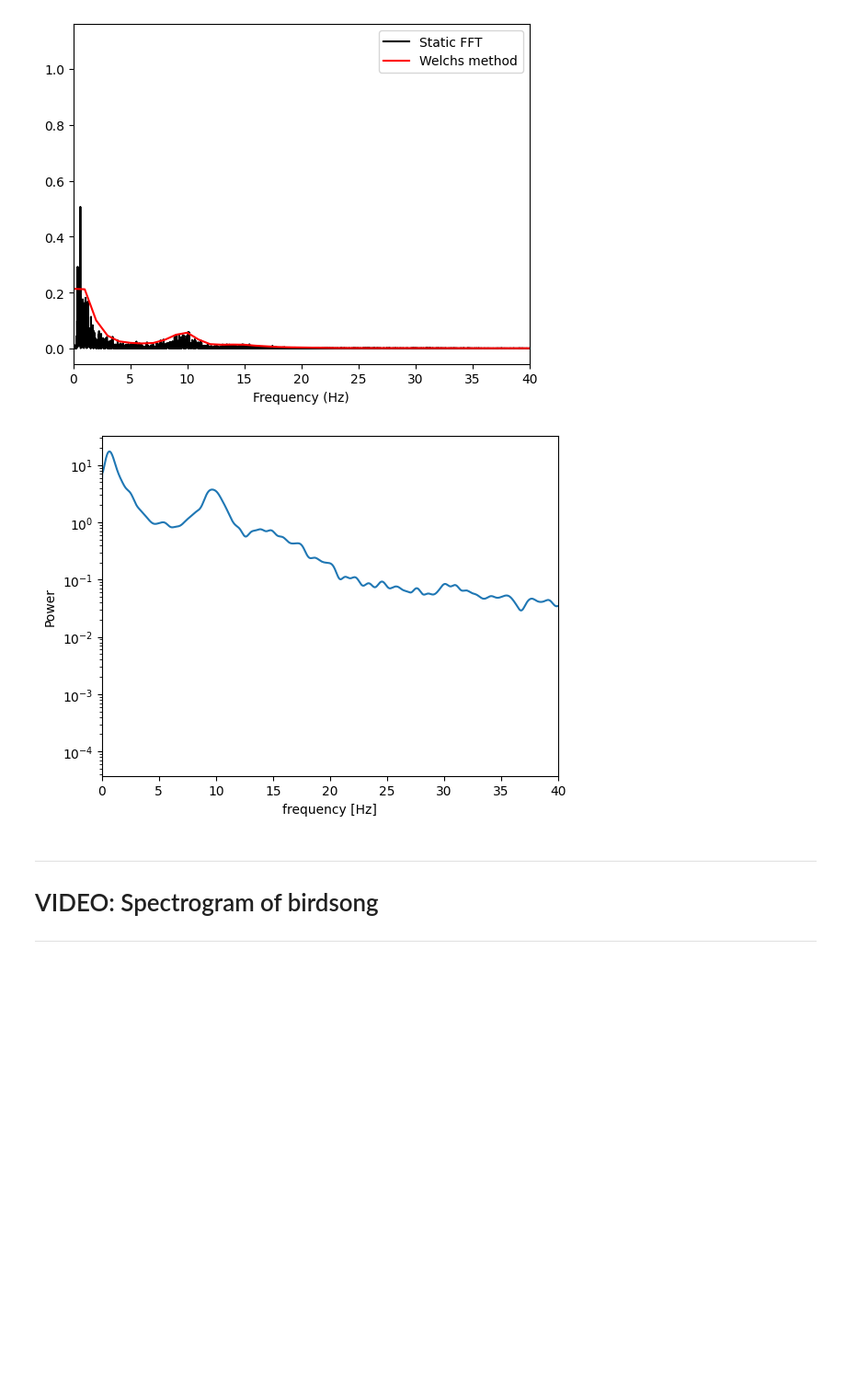
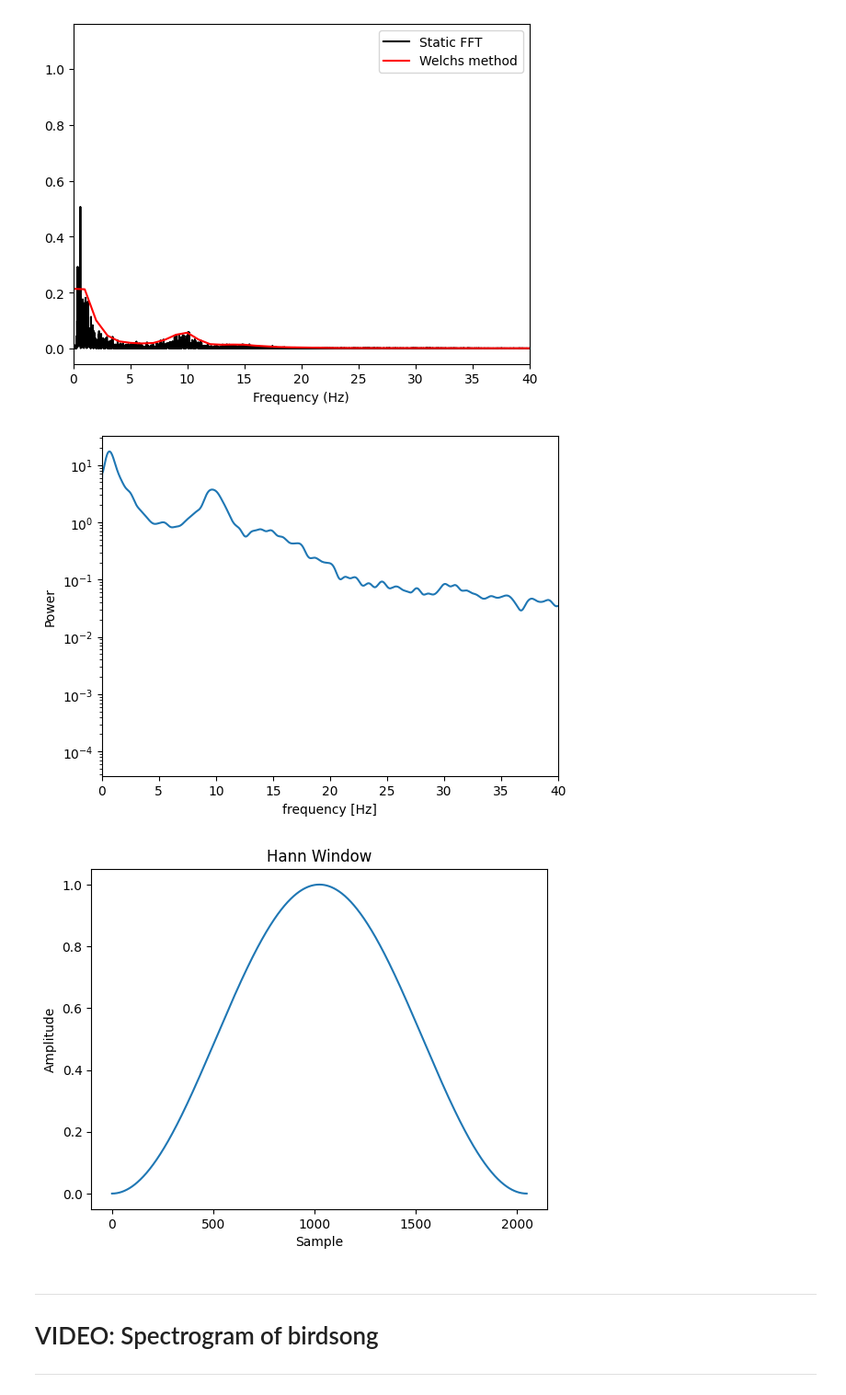
Before and after one commit to marzzelo/SignalProcessing, a Jupyter notebook: spectral/sigprocMXC_spectral.ipynb, the cells around one changed output. Shown at 92% size. Drawn from its saved outputs; the diff is of its cells as text; code cells hidden in the pictures; blank space fills up the shorter version.

```diff
--- a/spectral/sigprocMXC_spectral.ipynb
+++ b/spectral/sigprocMXC_spectral.ipynb
@@ -208,24 +220,32 @@ plt.show()
 # %%
 from scipy.signal import welch
 
 ## Python's welch
 
 # create Hann window
 winsize = int(2 * srate[0])  # 2-second window
 hannw = .5 - np.cos(2 * np.pi * np.linspace(0, 1, winsize)) / 2
 
 # number of FFT points (frequency resolution)
 nfft = srate * 100
 
 f, welchpow = welch(eegdata, fs=srate, window=hannw, nperseg=winsize, noverlap=winsize / 4, nfft=nfft)
 
 plt.semilogy(f, welchpow)
 plt.xlim([0, 40])
 plt.xlabel('frequency [Hz]')
 plt.ylabel('Power')
 plt.show()
+
+# plot of hannw
+plt.plot(hannw)
+plt.xlabel('Sample')
+plt.ylabel('Amplitude')
+plt.title('Hann Window')
+plt.show()
 # %% [output]
 [figure]
+[figure, added]
 # %% [markdown]
 
 ---
```
Also changed, not shown: parts of 6 cells of this notebook, 1 other file.
